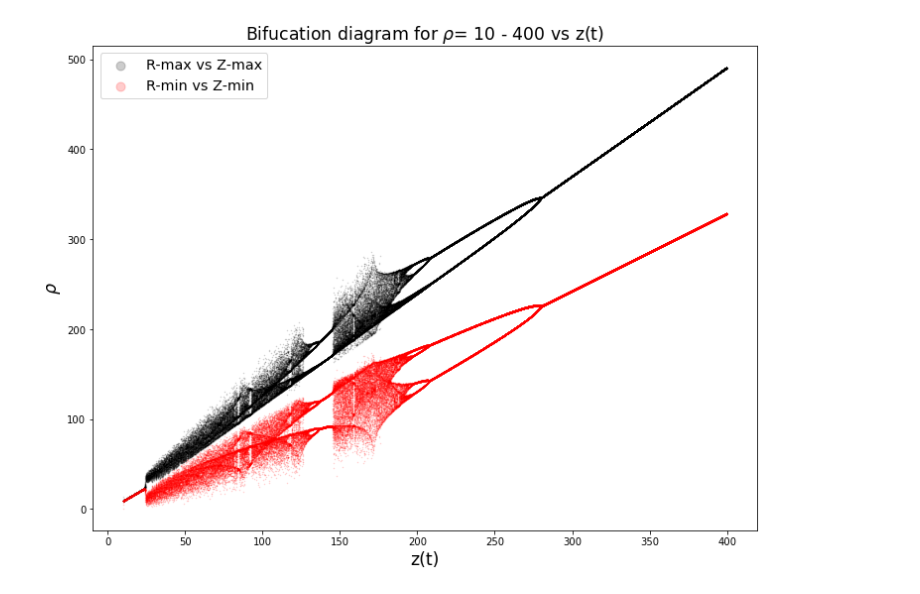
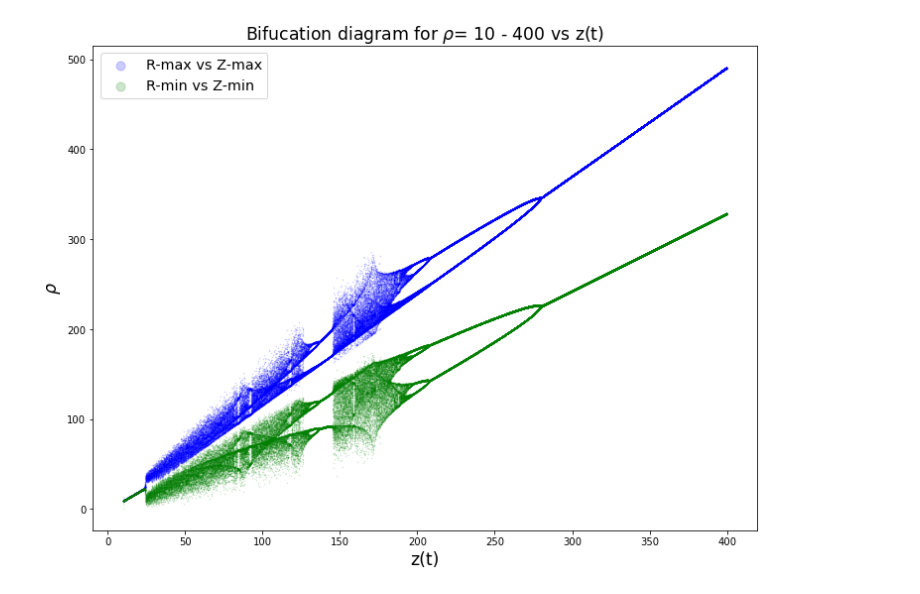
Before and after one commit to sourabh-ch/ph456-computational, a Jupyter notebook: complex-sys/lorenz-eqns.ipynb, the cells around one changed output. Cells and saved outputs as stored; diff of their text form; code cells hidden in the pictures.

```diff
--- a/complex-sys/lorenz-eqns.ipynb
+++ b/complex-sys/lorenz-eqns.ipynb
@@ -7,19 +7,32 @@ from mpl_toolkits.mplot3d import Axes3D
 rho = 28.0
 sigma = 10.0
 beta = 8.0 / 3.0
+t = np.arange(0.0, 50.0, 0.01)
+
 
 def f(state, t):
     x, y, z = state  # Unpack the state vector
     return sigma * (y - x), x * (rho - z) - y, x * y - beta * z  # Derivatives
 
 state0 = [1.0, 1.0, 1.0]
-t = np.arange(0.0, 40.0, 0.01)
+states_0 = odeint(f, state0, t)
 
-states = odeint(f, state0, t)
+state1 = [1.0, 1.0, 1.0001]
+states_1 = odeint(f, state1, t)
 
-fig = plt.figure()
+fig = plt.figure(figsize=(10,10))
 ax = fig.gca(projection="3d")
-ax.plot(states[:, 0], states[:, 1], states[:, 2])
+ax.plot(states_0[:, 0], states_0[:, 1], states_0[:, 2])
+plt.title('State Vector for inital position x,y,z = [1.0, 1.0, 1.0]', fontsize = 'xx-large')
+plt.draw()
+plt.savefig('images/fig1a', dpi=300)
+plt.show()
+
+fig = plt.figure(figsize=(10,10))
+ax = fig.gca(projection="3d")
+ax.plot(states_1[:, 0], states_1[:, 1], states_1[:, 2])
+plt.title('State Vector for inital position x,y,z = [1.0, 1.0, 1.001]', fontsize = 'xx-large')
+plt.savefig('images/fig1b', dpi=300)
 plt.draw()
 plt.show()
 # %% [output]
@@ -37,6 +83,25 @@ def lorenz_sys(x, y, z, sigma, rho, beta):
     dy = x * (rho - z) - y
     dz = x*y - beta * z
     return dx, dy, dz
+# %%
+sigma_1 = 10
+rho_1 = 28
+beta_1 = 8/3
+dt_1 = 0.01
+
+t_1 = np.arange(0, 10, dt_1)
+
+x_1, y_1, z_1 = np.empty(len(t) + 1), np.empty(len(t) + 1), np.empty(len(t) + 1)
+
+x_1[0], y_1[0], z_1[0] = (1.0,1.0,1.0)
+
+for i in range(len(t_1)-1):
+    dx, dy, dz  = lorenz_sys(x_1[i], y_1[i], z_1[i], sigma_1, rho_1, beta_1)
+    x_1[i +1] = x_1[i] + (dx*dt_1)
+    y_1[i +1] = y_1[i] + (dy*dt_1)
+    z_1[i +1] = z_1[i] + (dz*dt_1)
+
+n = 1000
 # %%
 # Plotting extrema of varying R against z(t) with constant
 # values of sigma and beta
@@ -86,14 +148,14 @@ for R in rho:
 # %%
 # Plotting the Bifurcation Diagram
 
 plt.figure(figsize=(12,9))
-plt.scatter(r_max, z_max, color="black", s=0.2, alpha=0.2, label='R-max vs Z-max')
-plt.scatter(r_min, z_min, color="red", s=0.2, alpha=0.2, label='R-min vs Z-min')
+plt.scatter(r_max, z_max, color="blue", s=0.2, alpha=0.2, label='R-max vs Z-max')
+plt.scatter(r_min, z_min, color="green", s=0.2, alpha=0.2, label='R-min vs Z-min')
 plt.legend(markerscale=20, fontsize = 'x-large')
 plt.title('Bifucation diagram for ' r'$\rho$' '= 10 - 400 vs z(t)', fontsize = 'xx-large')
 plt.xlabel('z(t)', fontsize = 'xx-large')
 plt.ylabel(r'$\rho$', fontsize = 'xx-large')
 plt.savefig('images/fig3', dpi=300)
 #plt.show()
 # %% [output]
-[figure, old version]
+[figure, new version]
```
Also changed, not shown: parts of 6 cells of this notebook, 9 other files.
